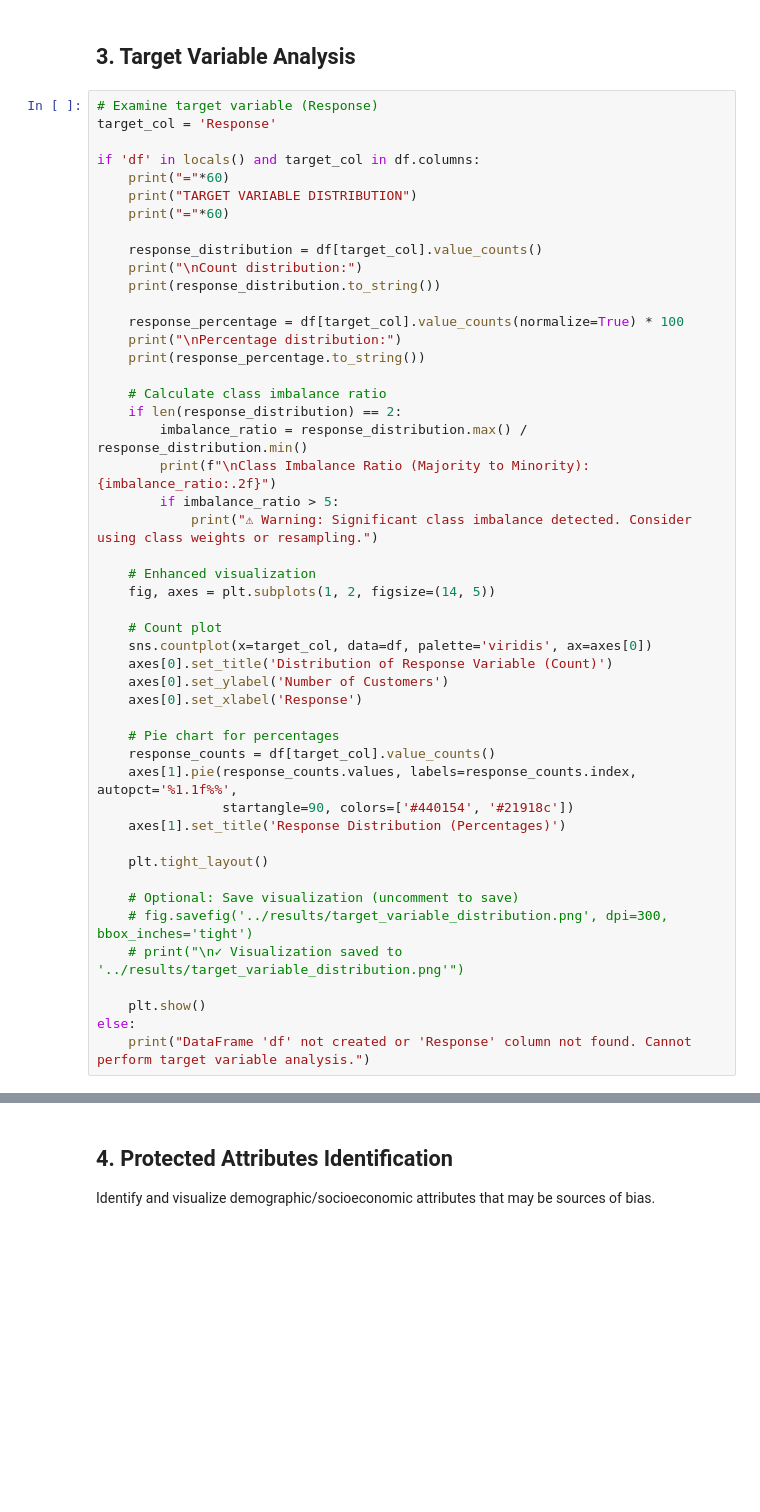
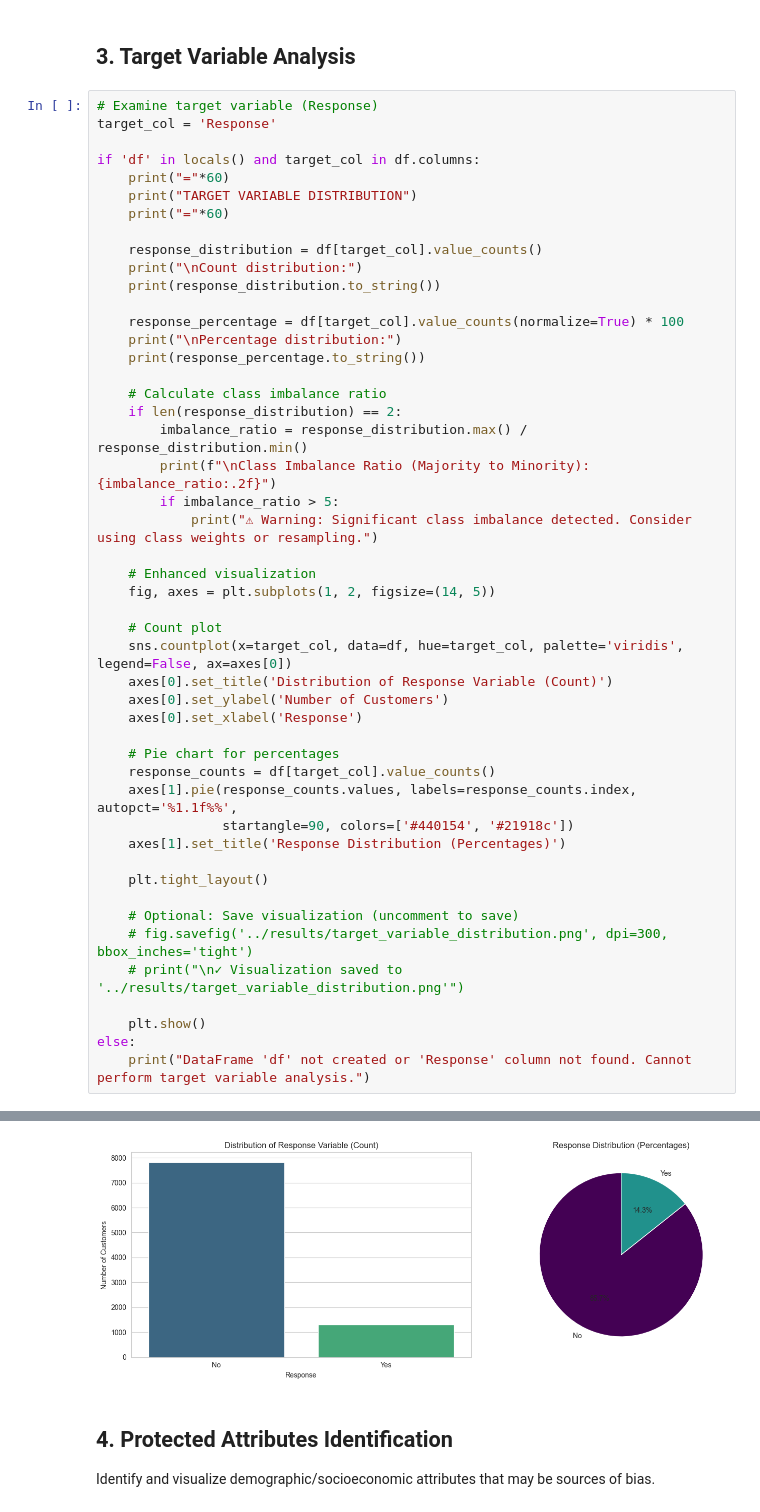
Before and after one commit to astillsjr/insurance-fairness, a Jupyter notebook: notebooks/00_exploratory_data_analysis.ipynb, the cells around one changed output, grey strips where cells are left out. Saved outputs shown, nothing was run; the diff lists cells and outputs as text; blank space fills up the shorter version.

```diff
--- a/notebooks/00_exploratory_data_analysis.ipynb
+++ b/notebooks/00_exploratory_data_analysis.ipynb
@@ -229,7 +324,7 @@ if 'df' in locals() and target_col in df.columns:
     fig, axes = plt.subplots(1, 2, figsize=(14, 5))
 
     # Count plot
-    sns.countplot(x=target_col, data=df, palette='viridis', ax=axes[0])
+    sns.countplot(x=target_col, data=df, hue=target_col, palette='viridis', legend=False, ax=axes[0])
     axes[0].set_title('Distribution of Response Variable (Count)')
     axes[0].set_ylabel('Number of Customers')
     axes[0].set_xlabel('Response')
@@ -249,3 +344,4 @@ if 'df' in locals() and target_col in df.columns:
     plt.show()
 else:
     print("DataFrame 'df' not created or 'Response' column not found. Cannot perform target variable analysis.")
+# %% [output]
@@ -252,3 +364,4 @@ else:
+[figure, added]
 # %% [markdown]
 ## 4. Protected Attributes Identification
 
```
Also changed, not shown: parts of 13 cells of this notebook.
